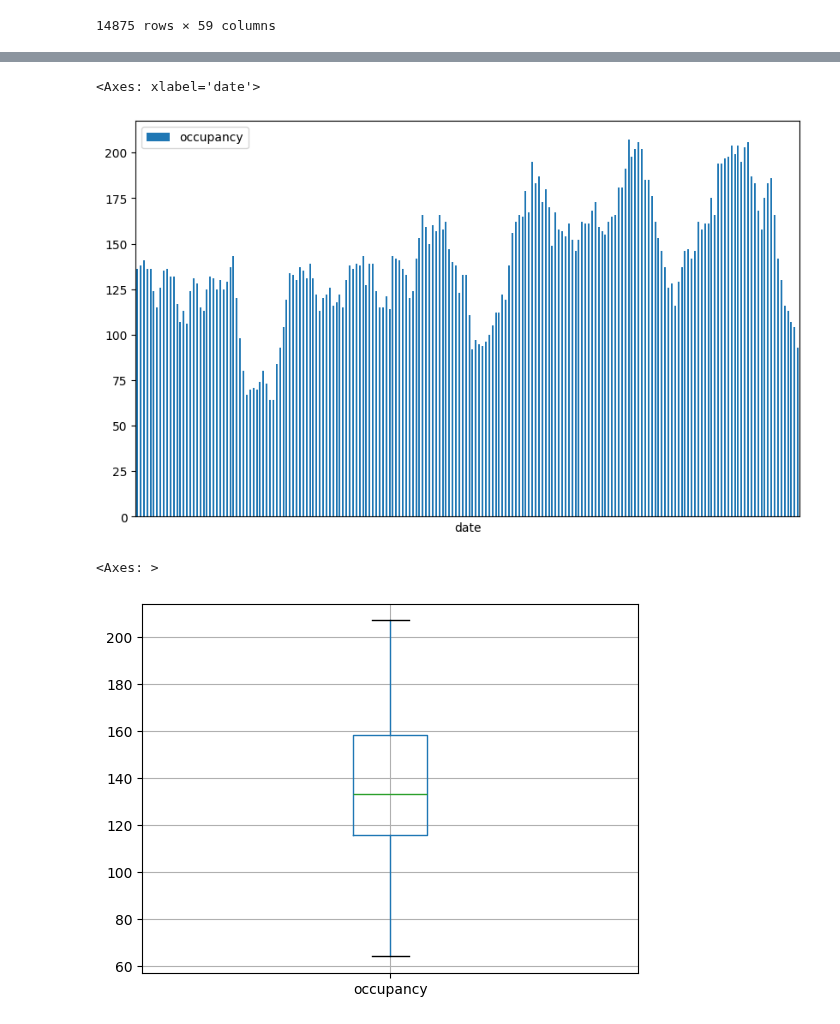
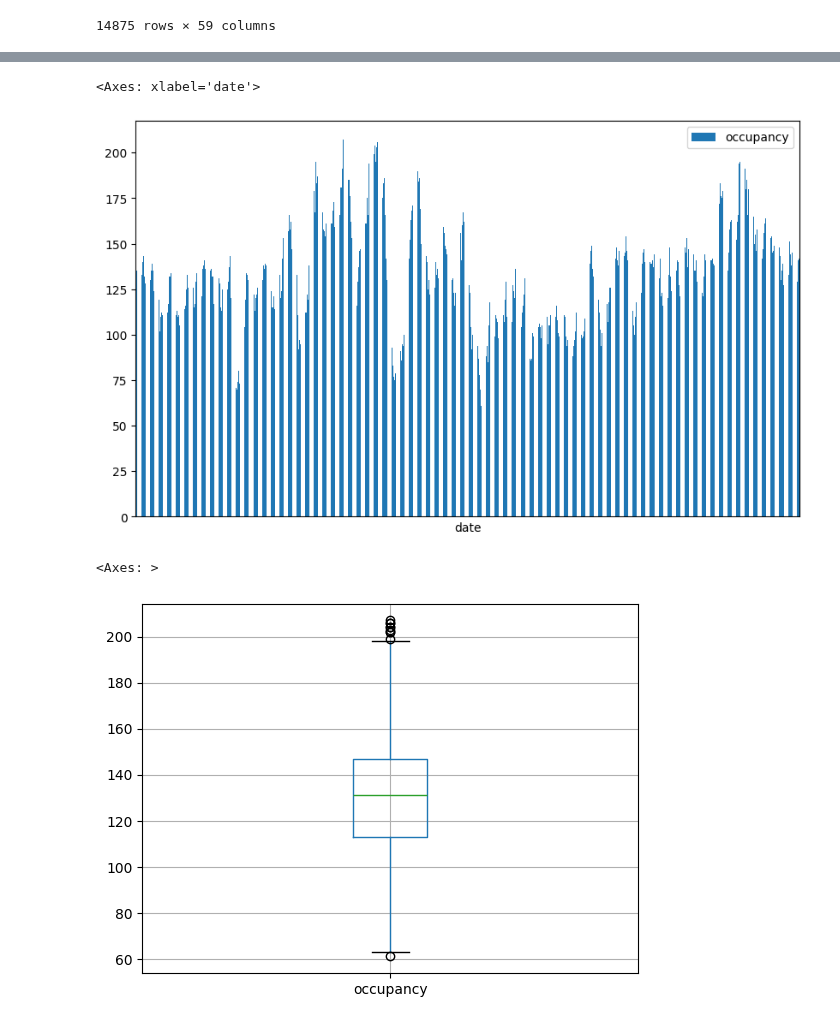
Before and after one commit to aaronbittel/intelligent-planning-of-care-staff, a Jupyter notebook: descriptive_analysis.ipynb, the cells around one changed output, grey strips where cells are left out. Saved outputs shown, nothing was run; the diff lists cells and outputs as text; code cells hidden in the pictures.

```diff
--- a/descriptive_analysis.ipynb
+++ b/descriptive_analysis.ipynb
@@ -258,0 +277,4 @@ dfm
+# %%
+# Remove head and tail of data, because occupancy starts with 0 and at the end new admissions are not being tracked
+dfm = dfm[30:728]
+dfm.describe()
@@ -259,17 +291,17 @@ dfm
 # %%
-# Plot occupancy by time of a subset of rows [100:300[
-dfm[["date", "occupancy"]][100:300].plot(
+# Plot occupancy by data
+dfm[["date", "occupancy"]].plot(
     x="date", y="occupancy", kind="bar", figsize=(10, 6), xticks=[]
 )
 # %% [output]
 <Axes: xlabel='date'>
-[figure, old version]
+[figure, new version]
 # %%
 # Visually check for outliers
-dfm[50:350].boxplot(column=["occupancy"])
+dfm.boxplot(column=["occupancy"])
 # %% [output]
 <Axes: >
-[figure, old version]
+[figure, new version]
 # %%
 # Export data of date, occupancy, admission and discharge to CSV
 dfm.to_csv("./output/descriptive_analysis.csv", index=False, date_format=r"%Y-%m-%d")
```
Also changed, not shown: parts of 2 cells of this notebook.
